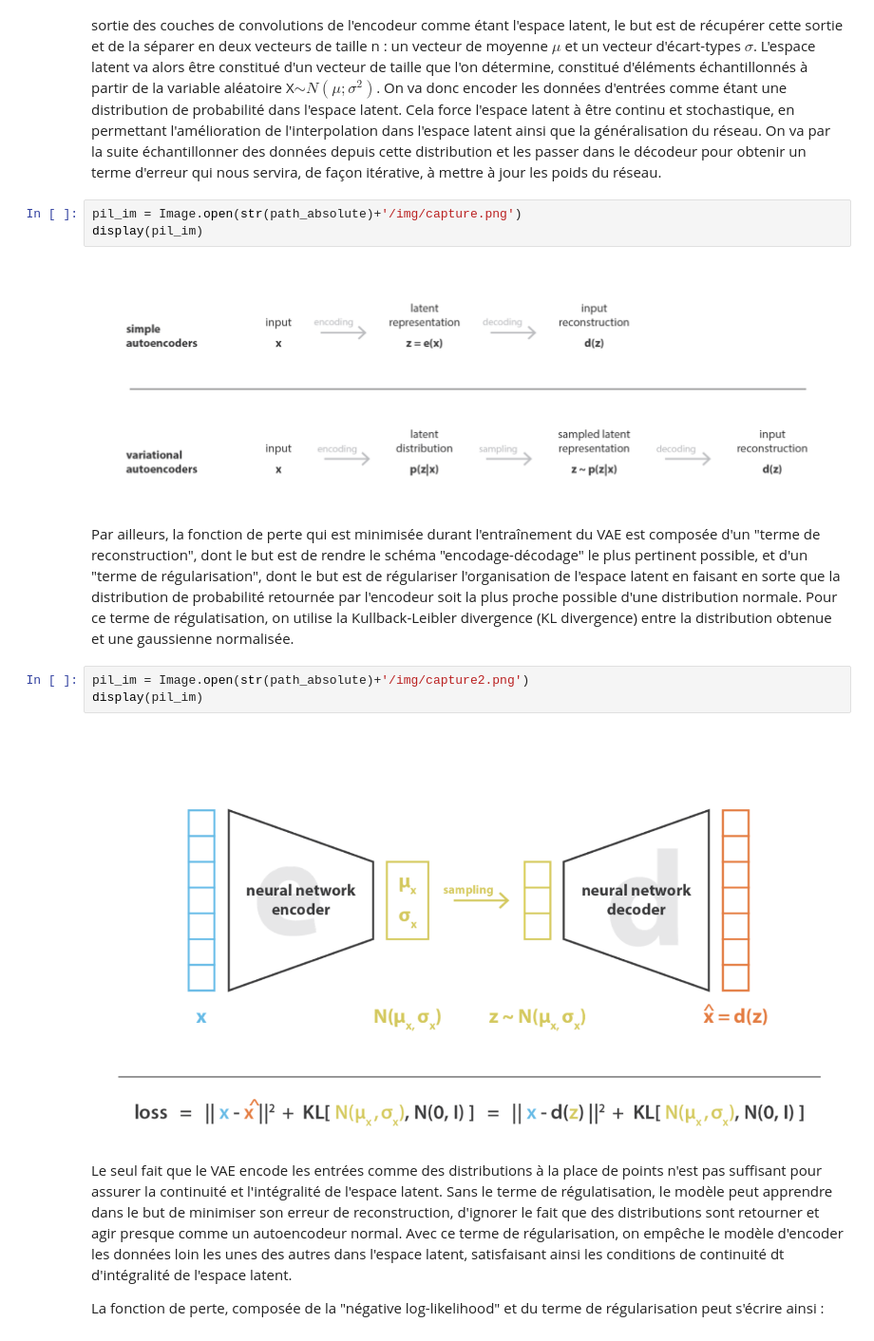
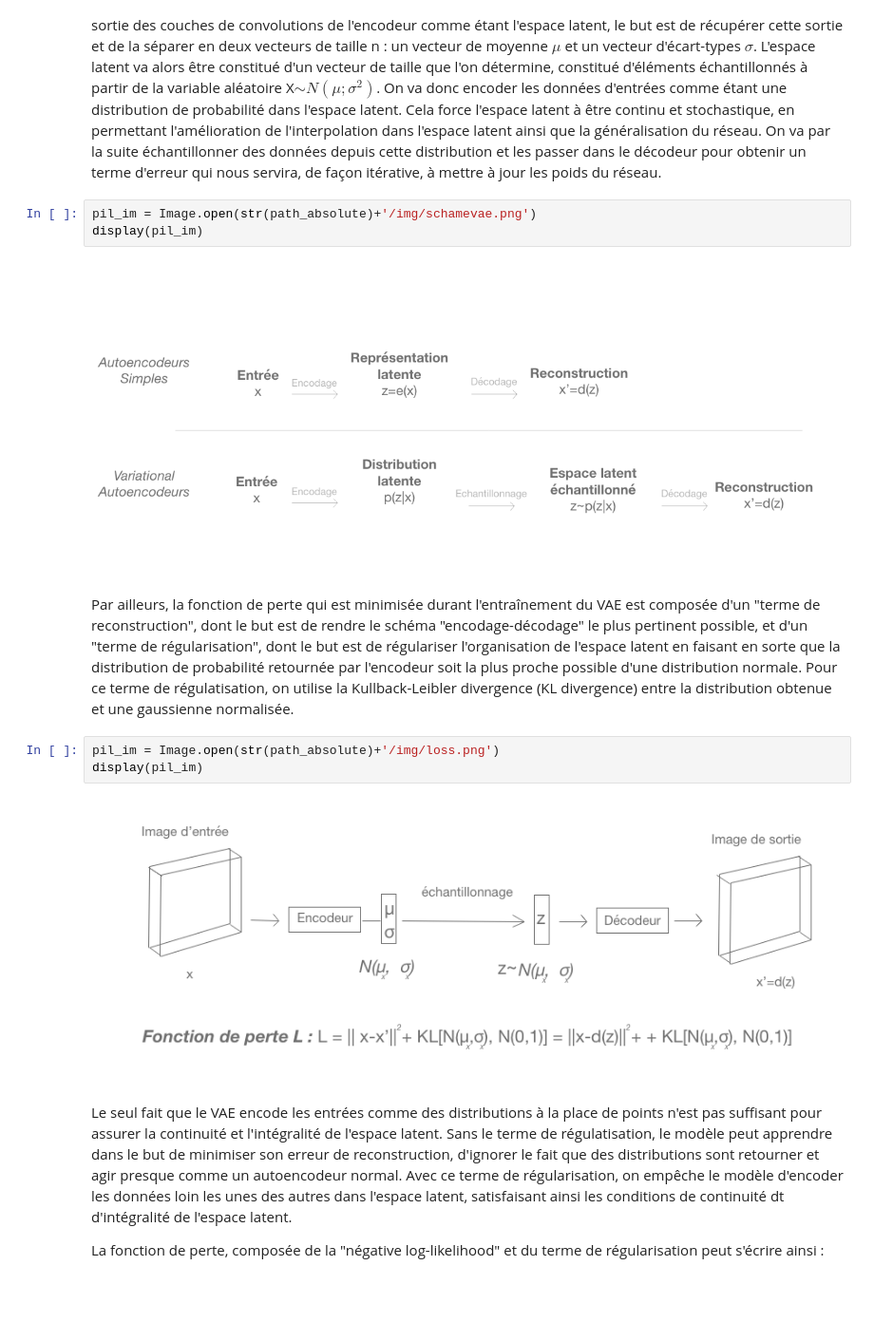
Before and after one commit to EmmaJouffroy/disentangled_vae, a Jupyter notebook: vae_viz.ipynb, the cells around one changed output. Shown at 95% size. Saved outputs shown, nothing was run; the diff lists cells and outputs as text; blank space fills up the shorter version.

```diff
--- a/vae_viz.ipynb
+++ b/vae_viz.ipynb
@@ -79,17 +79,17 @@ Comme pour un autoencodeur normal, l'autoencodeur est séparé en deux parties :
 
 La propriété du VAE se retrouve dans sa façon d'encoder l'espace latent. Au lieu de considérer directement la sortie des couches de convolutions de l'encodeur comme étant l'espace latent, le but est de récupérer cette sortie et de la séparer en deux vecteurs de taille n : un vecteur de moyenne $\mu$ et un vecteur d'écart-types $\sigma$. L'espace latent va alors être constitué d'un vecteur de taille que l'on détermine, constitué d'éléments échantillonnés à partir de la variable aléatoire X$\sim N(\mu ; \sigma^2)$. On va donc encoder les données d'entrées comme étant une distribution de probabilité dans l'espace latent. Cela force l'espace latent à être continu et stochastique, en permettant l'amélioration de l'interpolation dans l'espace latent ainsi que la généralisation du réseau. On va par la suite échantillonner des données depuis cette distribution et les passer dans le décodeur pour obtenir un terme d'erreur qui nous servira, de façon itérative, à mettre à jour les poids du réseau.
 # %%
-pil_im = Image.open(str(path_absolute)+'/img/capture.png')
+pil_im = Image.open(str(path_absolute)+'/img/schamevae.png')
 display(pil_im)
 # %% [output]
-[figure, old version]
+[figure, new version]
 # %% [markdown]
 Par ailleurs, la fonction de perte qui est minimisée durant l'entraînement du VAE est composée d'un "terme de reconstruction", dont le but est de rendre le schéma "encodage-décodage" le plus pertinent possible, et d'un "terme de régularisation", dont le but est de régulariser l'organisation de l'espace latent en faisant en sorte que la distribution de probabilité retournée par l'encodeur soit la plus proche possible d'une distribution normale. Pour ce terme de régulatisation, on utilise la Kullback-Leibler divergence (KL divergence) entre la distribution obtenue et une gaussienne normalisée.
 # %%
-pil_im = Image.open(str(path_absolute)+'/img/capture2.png')
+pil_im = Image.open(str(path_absolute)+'/img/loss.png')
 display(pil_im)
 # %% [output]
-[figure, old version]
+[figure, new version]
 # %% [markdown]
 Le seul fait que le VAE encode les entrées comme des distributions à la place de points n'est pas suffisant pour assurer la continuité et l'intégralité de l'espace latent. Sans le terme de régulatisation, le modèle peut apprendre dans le but de minimiser son erreur de reconstruction, d'ignorer le fait que des distributions sont retourner et agir presque comme un autoencodeur normal. Avec ce terme de régularisation, on empêche le modèle d'encoder les données loin les unes des autres dans l'espace latent, satisfaisant ainsi les conditions de continuité dt d'intégralité de l'espace latent.
 
```
Also changed, not shown: parts of 5 cells of this notebook, 4 other files.
